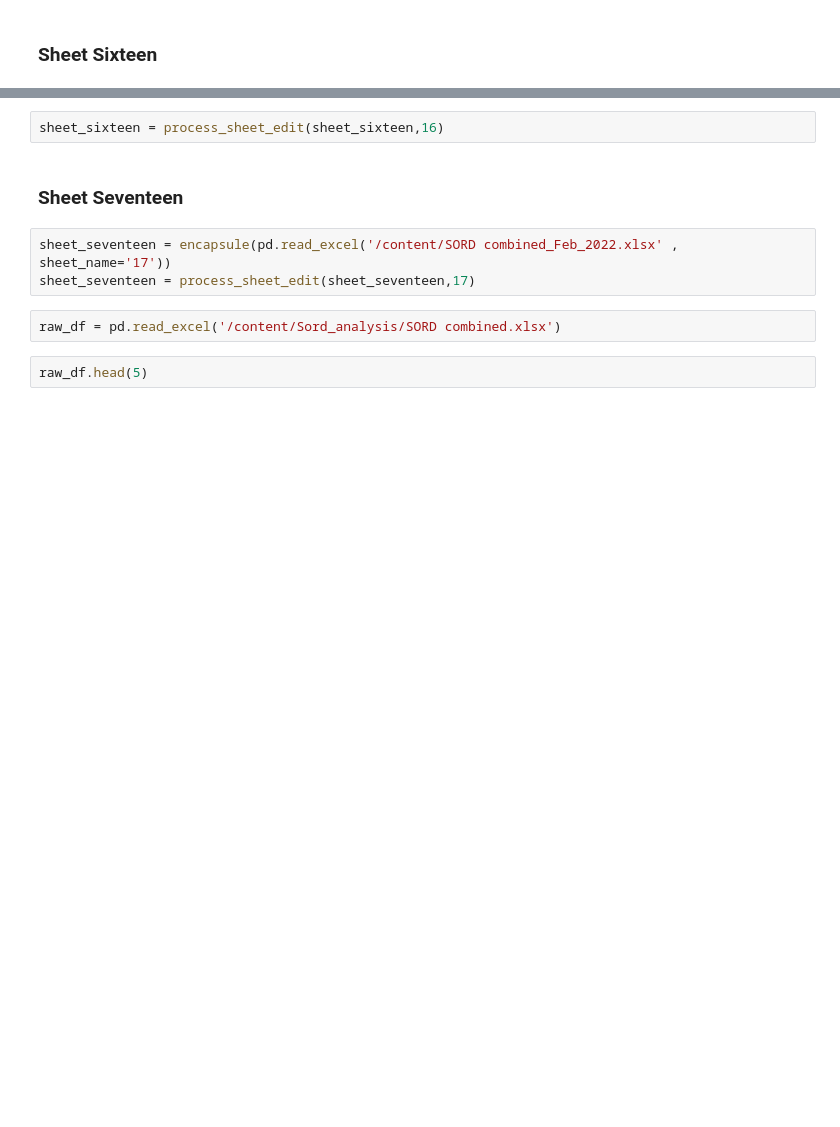
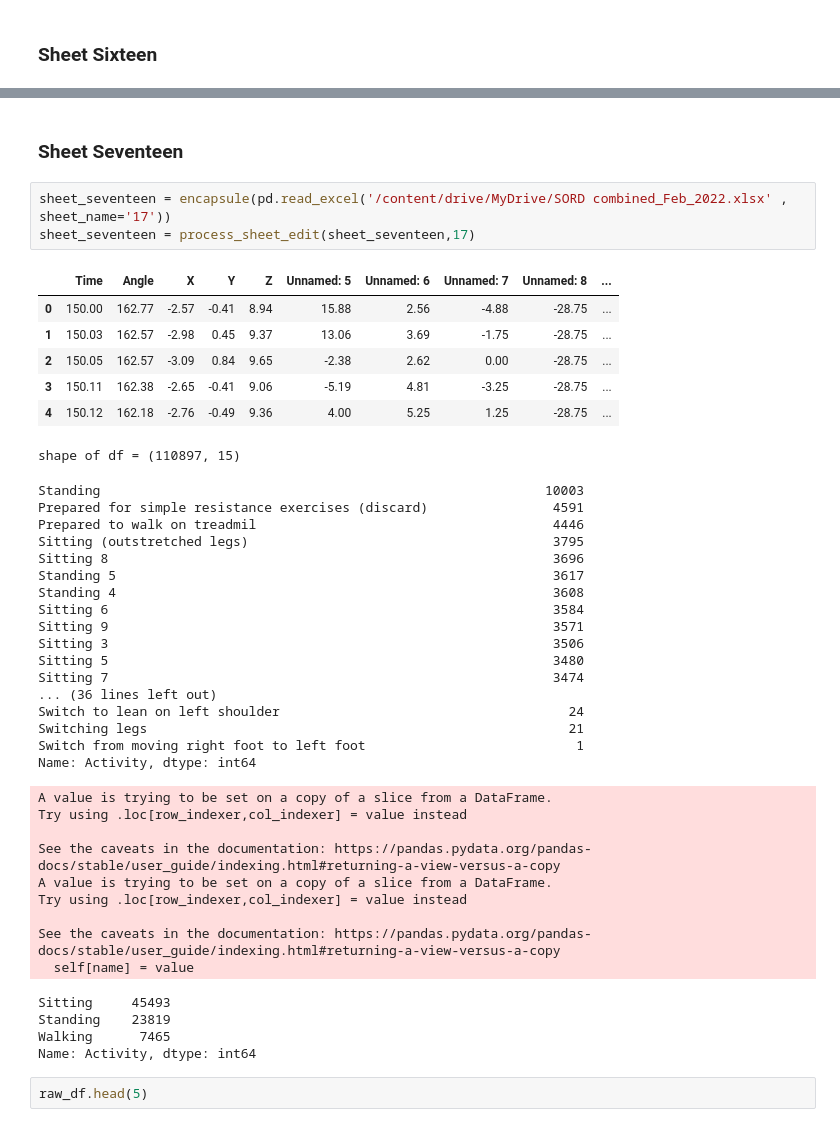
Before and after one commit to ArvindReddyC/Sord_analysis, a Jupyter notebook: newModel.ipynb, the cells around one changed output, grey strips where cells are left out. Cells and saved outputs as stored; diff of their text form; blank space fills up the shorter version.

```diff
--- a/newModel.ipynb
+++ b/newModel.ipynb
@@ -367,12 +416,46 @@ shape of df = (120228, 12)
-# %%
-sheet_sixteen = process_sheet_edit(sheet_sixteen,16)
 # %% [markdown]
 ### Sheet Seventeen
 # %%
-sheet_seventeen = encapsule(pd.read_excel('/content/SORD combined_Feb_2022.xlsx' , sheet_name='17'))
+sheet_seventeen = encapsule(pd.read_excel('/content/drive/MyDrive/SORD combined_Feb_2022.xlsx' , sheet_name='17'))
 sheet_seventeen = process_sheet_edit(sheet_seventeen,17)
+# %% [output]
+|  | Time | Angle | X | Y | Z | Unnamed: 5 | Unnamed: 6 | Unnamed: 7 | Unnamed: 8 | ... |
+| 0 | 150.00 | 162.77 | -2.57 | -0.41 | 8.94 | 15.88 | 2.56 | -4.88 | -28.75 | ... |
+| 1 | 150.03 | 162.57 | -2.98 | 0.45 | 9.37 | 13.06 | 3.69 | -1.75 | -28.75 | ... |
+| 2 | 150.05 | 162.57 | -3.09 | 0.84 | 9.65 | -2.38 | 2.62 | 0.00 | -28.75 | ... |
+| 3 | 150.11 | 162.38 | -2.65 | -0.41 | 9.06 | -5.19 | 4.81 | -3.25 | -28.75 | ... |
+| 4 | 150.12 | 162.18 | -2.76 | -0.49 | 9.36 | 4.00 | 5.25 | 1.25 | -28.75 | ... |
+shape of df = (110897, 15)
+Standing                                                         10003
+Prepared for simple resistance exercises (discard)                4591
+Prepared to walk on treadmil                                      4446
+Sitting (outstretched legs)                                       3795
+Sitting 8                                                         3696
+Standing 5                                                        3617
+Standing 4                                                        3608
+Sitting 6                                                         3584
+Sitting 9                                                         3571
+Sitting 3                                                         3506
+Sitting 5                                                         3480
+Sitting 7                                                         3474
+... (36 lines left out)
+Switch to lean on left shoulder                                     24
+Switching legs                                                      21
+Switch from moving right foot to left foot                           1
+Name: Activity, dtype: int64
+A value is trying to be set on a copy of a slice from a DataFrame.
+Try using .loc[row_indexer,col_indexer] = value instead
+
+See the caveats in the documentation: https://pandas.pydata.org/pandas-docs/stable/user_guide/indexing.html#returning-a-view-versus-a-copy
+A value is trying to be set on a copy of a slice from a DataFrame.
+Try using .loc[row_indexer,col_indexer] = value instead
+
+See the caveats in the documentation: https://pandas.pydata.org/pandas-docs/stable/user_guide/indexing.html#returning-a-view-versus-a-copy
+  self[name] = value
+Sitting     45493
+Standing    23819
+Walking      7465
+Name: Activity, dtype: int64
-# %%
-raw_df = pd.read_excel('/content/Sord_analysis/SORD combined.xlsx')
 # %%
 raw_df.head(5)
 # %% [output]
```
Also changed, not shown: parts of 59 cells of this notebook.
